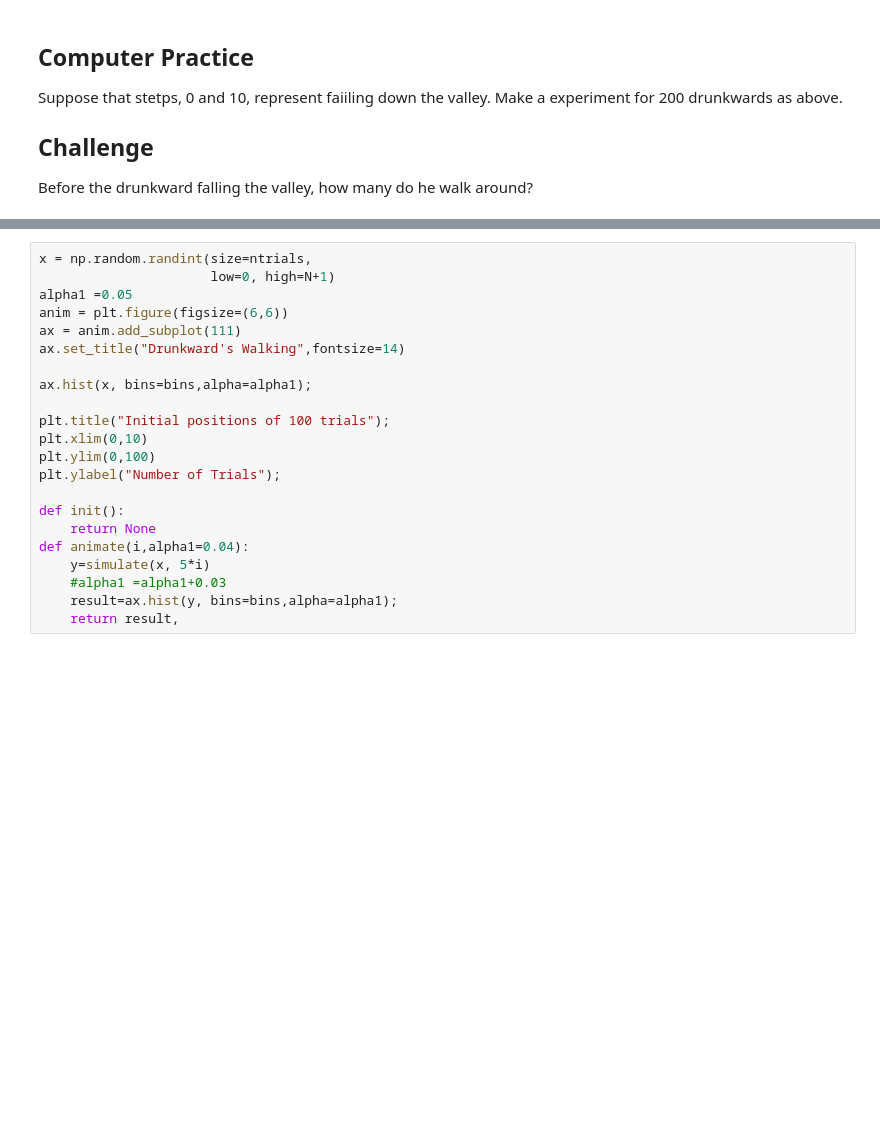
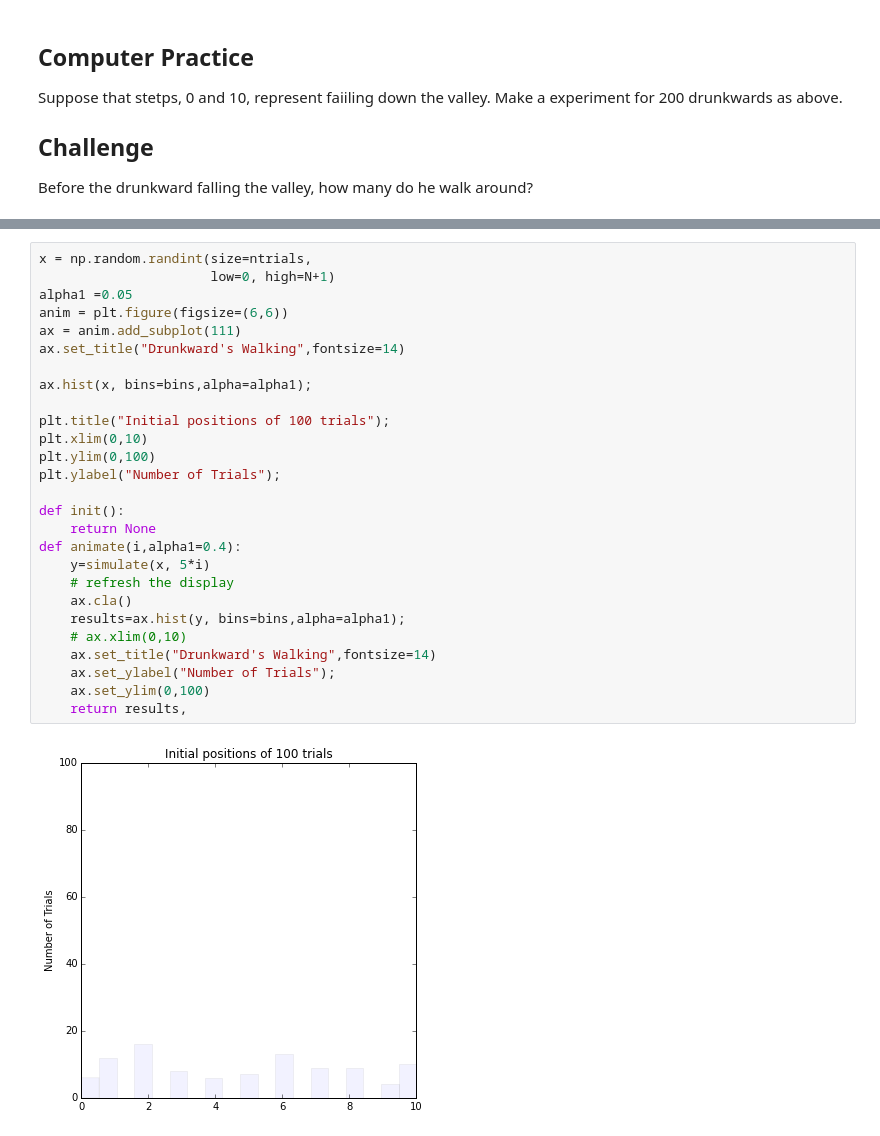
Before and after one commit to cchuang2009/math-2015-2, a Jupyter notebook: 7/2015-12-14.ipynb, the cells around one changed output, grey strips where cells are left out. Drawn from its saved outputs; the diff is of its cells as text; blank space fills up the shorter version.

```diff
--- a/7/2015-12-14.ipynb
+++ b/7/2015-12-14.ipynb
@@ -1230,22 +1240,29 @@ def animate(i):
 # %%
 x = np.random.randint(size=ntrials,
                       low=0, high=N+1)
 alpha1 =0.05
 anim = plt.figure(figsize=(6,6))
 ax = anim.add_subplot(111)
 ax.set_title("Drunkward's Walking",fontsize=14)
 
 ax.hist(x, bins=bins,alpha=alpha1);
 
 plt.title("Initial positions of 100 trials");
 plt.xlim(0,10)
 plt.ylim(0,100)
 plt.ylabel("Number of Trials");
 
 def init():
     return None
-def animate(i,alpha1=0.04):
+def animate(i,alpha1=0.4):
     y=simulate(x, 5*i)
-    #alpha1 =alpha1+0.03
-    result=ax.hist(y, bins=bins,alpha=alpha1);
-    return result,
+    # refresh the display
+    ax.cla()
+    results=ax.hist(y, bins=bins,alpha=alpha1);
+    # ax.xlim(0,10)
+    ax.set_title("Drunkward's Walking",fontsize=14)
+    ax.set_ylabel("Number of Trials");
+    ax.set_ylim(0,100)
+    return results,
+# %% [output]
+[figure, added]
```
Also changed, not shown: parts of 11 cells of this notebook.
